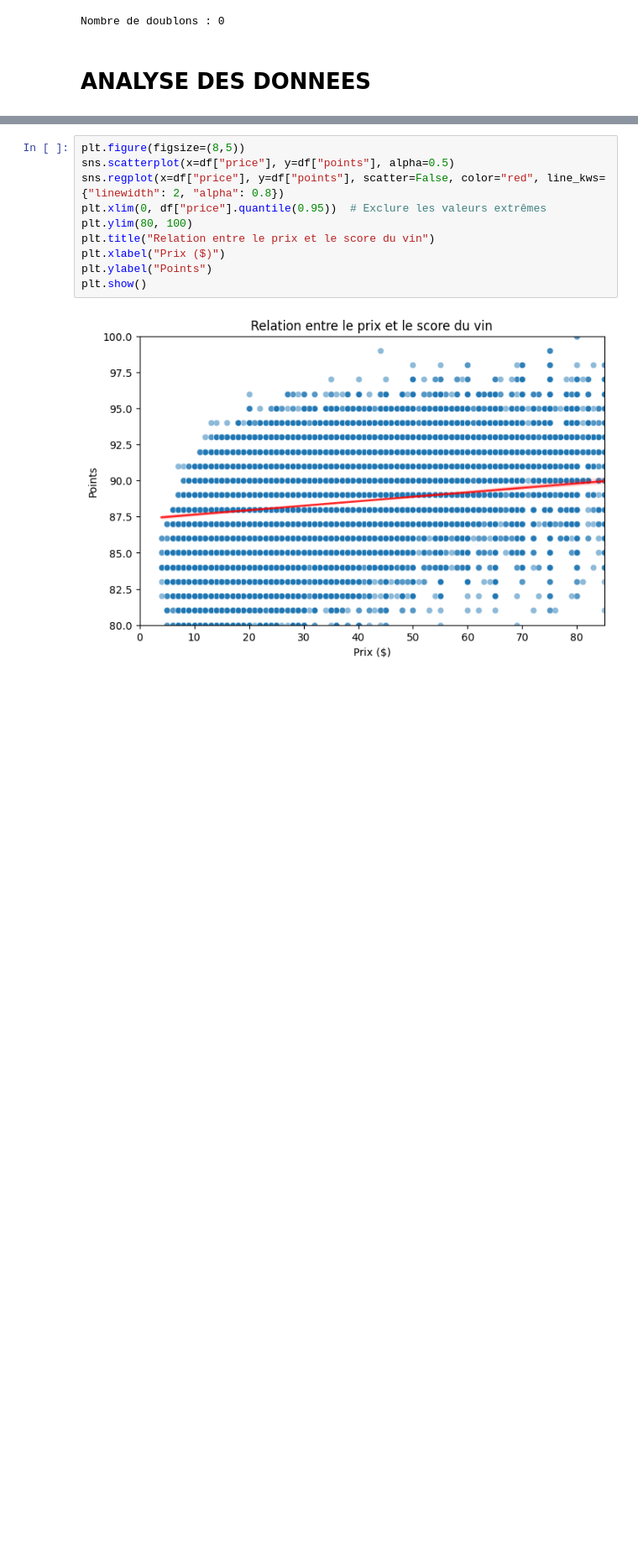
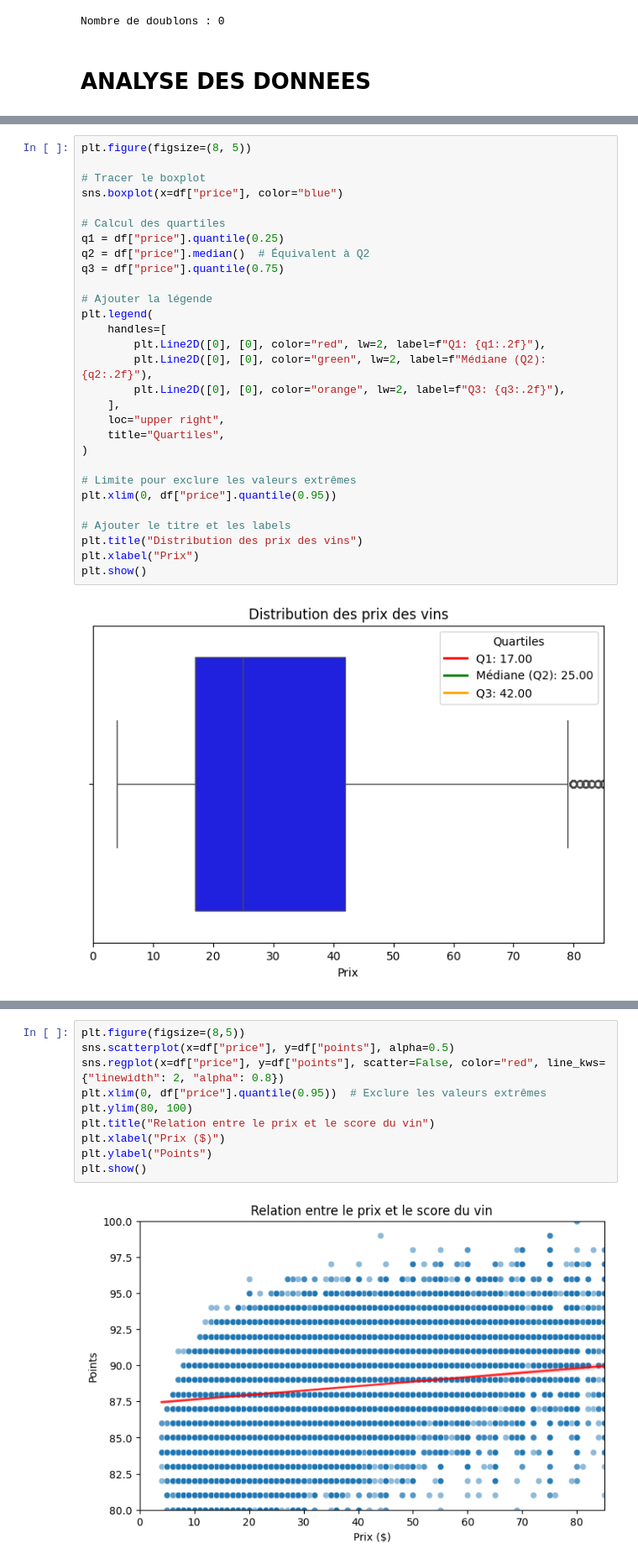
Before and after one commit to PhilippeMath49/ProjetVinasse, a Jupyter notebook: src/Notebook.ipynb, the cells around one changed output, grey strips where cells are left out. Shown at 84% size. Drawn from its saved outputs; the diff is of its cells as text; blank space fills up the shorter version.

```diff
--- a/src/Notebook.ipynb
+++ b/src/Notebook.ipynb
@@ -174,0 +225,31 @@ plt.show()
+# %%
+plt.figure(figsize=(8, 5))
+
+# Tracer le boxplot
+sns.boxplot(x=df["price"], color="blue")
+
+# Calcul des quartiles
+q1 = df["price"].quantile(0.25)
+q2 = df["price"].median()  # Équivalent à Q2
+q3 = df["price"].quantile(0.75)
+
+# Ajouter la légende
+plt.legend(
+    handles=[
+        plt.Line2D([0], [0], color="red", lw=2, label=f"Q1: {q1:.2f}"),
+        plt.Line2D([0], [0], color="green", lw=2, label=f"Médiane (Q2): {q2:.2f}"),
+        plt.Line2D([0], [0], color="orange", lw=2, label=f"Q3: {q3:.2f}"),
+    ],
+    loc="upper right",
+    title="Quartiles",
+)
+
+# Limite pour exclure les valeurs extrêmes
+plt.xlim(0, df["price"].quantile(0.95))
+
+# Ajouter le titre et les labels
+plt.title("Distribution des prix des vins")
+plt.xlabel("Prix")
+plt.show()
+# %% [output]
+[figure, added]
```
Also changed, not shown: parts of 16 cells of this notebook.
